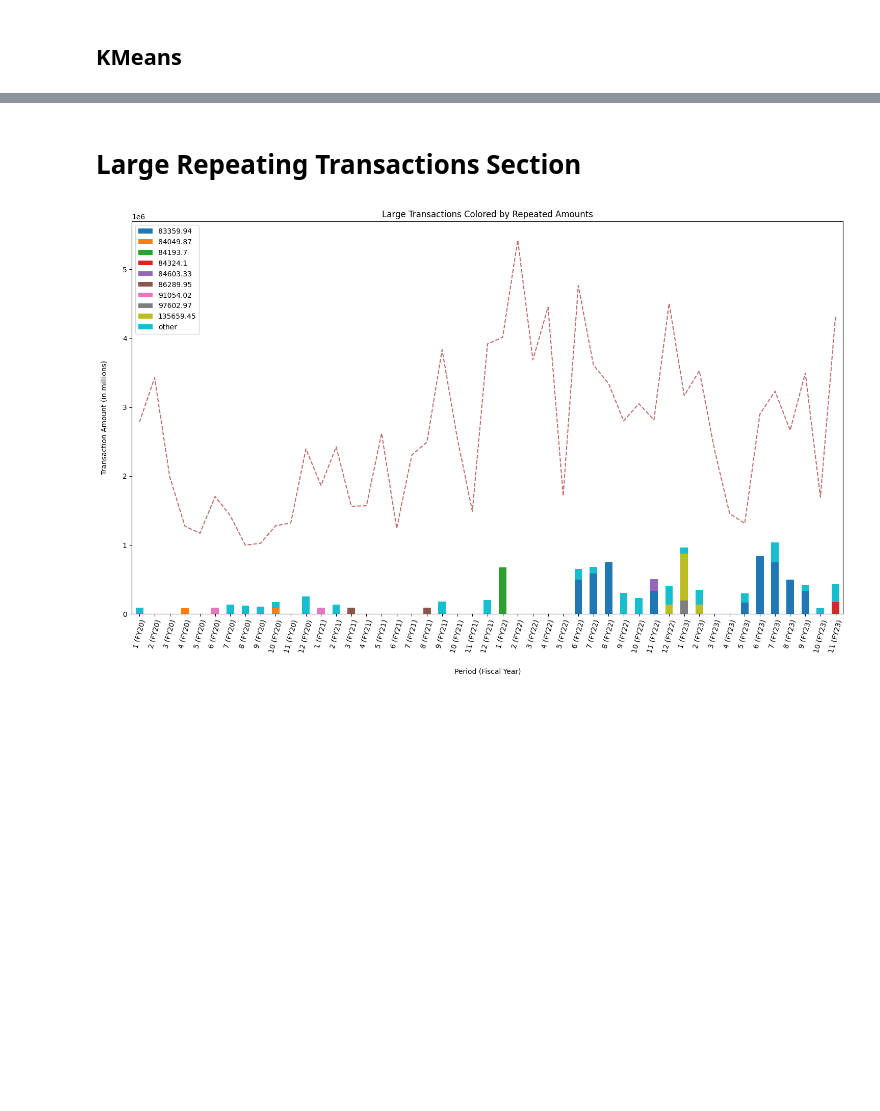
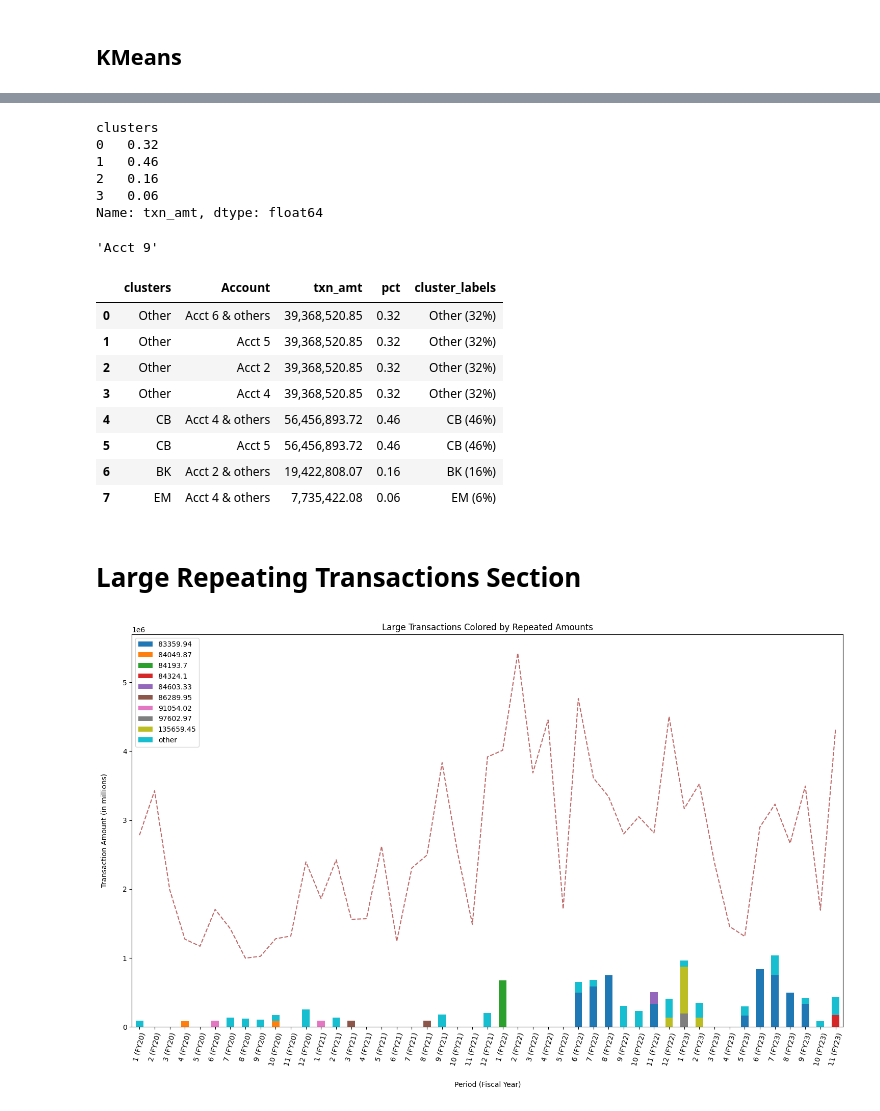
Before and after one commit to lelandjmurrin/Acquisition_Due_Dilligence_Capstone_Project, a Jupyter notebook: GeneralLedgerTxns_EDA.ipynb, the cells around one changed output, grey strips where cells are left out. Drawn from its saved outputs; the diff is of its cells as text; code cells hidden in the pictures; blank space fills up the shorter version.

```diff
--- a/GeneralLedgerTxns_EDA.ipynb
+++ b/GeneralLedgerTxns_EDA.ipynb
@@ -525,0 +572,18 @@ X.query("clusters > 0") #displaying desc1s with clusters != 0
+# %%
+cluster_labels = ["Other", "CB", "BK", "EM"]
+def replace_labels(df):
+    df = df.copy()
+    df.clusters = df.clusters.replace({i:l for i, l in enumerate(cluster_labels)})
+    return df
+
+
+df_cluster_accounts = (dh.df
+                            .merge(X.clusters, left_on = "desc1", right_index = True)
+                            .groupby(["clusters", "Account"])
+                            .txn_amt
+                            .sum()
+                            .sort_values()
+                            .reset_index()
+                            #.pipe(replace_labels)
+                        )
+df_cluster_accounts
@@ -525,0 +604,15 @@ X.query("clusters > 0") #displaying desc1s with clusters != 0
+# %%
+df_cluster_accounts.groupby("clusters").txn_amt.sum()/df_cluster_accounts.txn_amt.sum()
+# %% [output]
+clusters
+0   0.32
+1   0.46
+2   0.16
+3   0.06
+Name: txn_amt, dtype: float64
+# %%
+df_cluster_accounts.pivot(columns = "Account", index = "clusters", values = "txn_amt").T[0].sort_values().cumsum().where(lambda x: x > 0).dropna().idxmin()
+#.apply(lambda x: x.sort_values().cumsum())
+#TODO Apr 3: finish with above code
+# %% [output]
+'Acct 9'
@@ -526,5 +679,26 @@ X.query("clusters > 0") #displaying desc1s with clusters != 0
+# %%
+def replace_labels(df):
+    df = df.copy()
+    df.clusters = df.clusters.replace({i:l for i, l in enumerate(cluster_labels)})
+    df = df.drop("txn_amt", axis = 1).merge(df.groupby("clusters").txn_amt.sum().reset_index().assign(pct = lambda x: x.txn_amt/x.txn_amt.sum()).assign(cluster_labels = lambda x: x.clusters + " (" + (x.pct*100).round(0).astype(int).astype(str) + "%)"), on = "clusters")
+    return df
+
+df_cluster_accounts.pipe(replace_labels)
+# df = df_cluster_accounts.copy()
+# df.clusters = df.clusters.replace({i:l for i, l in enumerate(cluster_labels)})
+# df.merge(df.groupby("clusters").txn_amt.sum().reset_index().assign(pct = lambda x: x.txn_amt/x.txn_amt.sum()).assign(cluster_labels = lambda x: x.clusters + " (" + (x.pct*100).round(0).astype(int).astype(str) + "%)"), on = "clusters")
+# %% [output]
+|  | clusters | Account | txn_amt | pct | cluster_labels |
+| 0 | Other | Acct 6 & others | 39,368,520.85 | 0.32 | Other (32%) |
+| 1 | Other | Acct 5 | 39,368,520.85 | 0.32 | Other (32%) |
+| 2 | Other | Acct 2 | 39,368,520.85 | 0.32 | Other (32%) |
+| 3 | Other | Acct 4 | 39,368,520.85 | 0.32 | Other (32%) |
+| 4 | CB | Acct 4 & others | 56,456,893.72 | 0.46 | CB (46%) |
+| 5 | CB | Acct 5 | 56,456,893.72 | 0.46 | CB (46%) |
+| 6 | BK | Acct 2 & others | 19,422,808.07 | 0.16 | BK (16%) |
+| 7 | EM | Acct 4 & others | 7,735,422.08 | 0.06 | EM (6%) |
 # %% [markdown]
-# Large Repeating Transactions Section
+# <strong> Large Repeating Transactions Section </strong>
 # %%
 large_txns = dh.df.query("Debit <= Debit.quantile(0.001)")[["period_fyear", "Debit"]].Debit.value_counts().where(lambda x: x >= 2).dropna().index
 large_txn_labels = dh.df.query("Debit <= Debit.quantile(0.001)")[["period_fyear", "Debit"]].Debit.apply(lambda x: -1*x if x in large_txns else np.inf).replace(np.inf, "other")
```
Also changed, not shown: parts of 12 cells of this notebook, 3 other files.
